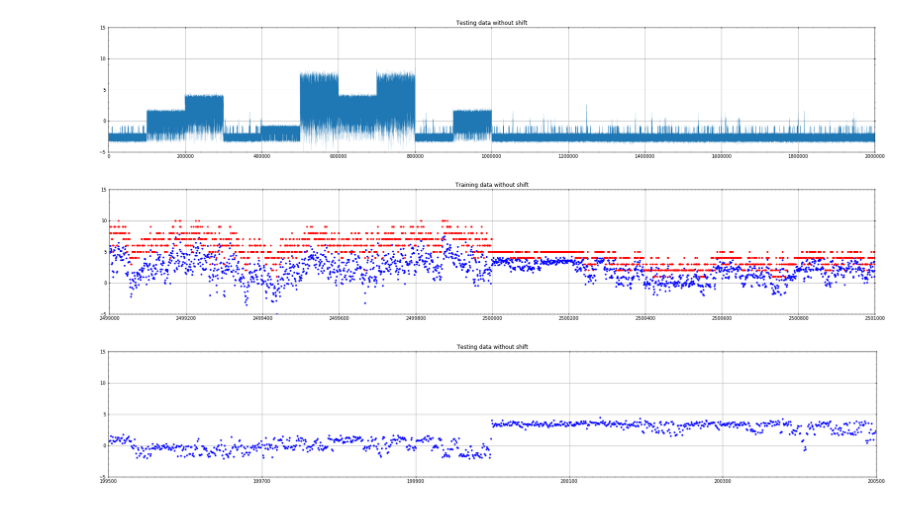
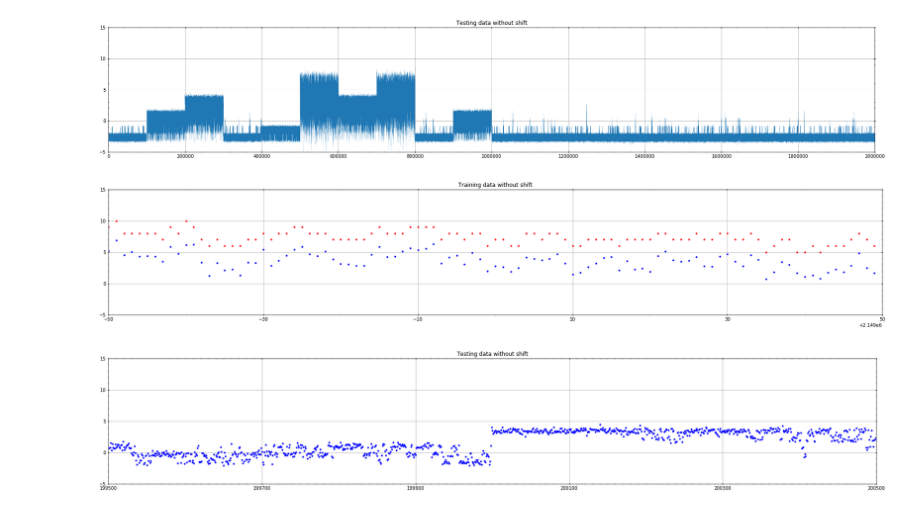
Before and after one commit to yuan1202/ion_switching, a Jupyter notebook: code/notebook_clean_data_EDA.ipynb, the cells around one changed output. Saved outputs shown, nothing was run; the diff lists cells and outputs as text; code cells hidden in the pictures.

```diff
--- a/code/notebook_clean_data_EDA.ipynb
+++ b/code/notebook_clean_data_EDA.ipynb
@@ -70,14 +70,14 @@ axes_final_test_signal.set_title("Testing data without shift");
 # %%
 _, axes_final_signal = create_axes_grid(1, 1, 30, 5)
 # a, b = 1499990, 1500010
 increment = 0
-a, b = 2499000+increment, 2501000+increment
-set_axes(axes_final_signal, x_val=[a, b, 200, 10], y_val=[-5, 15, 5, 1])
+a, b = 2148950+increment, 2149050+increment
+set_axes(axes_final_signal, x_val=[a, b, 20, 10], y_val=[-5, 15, 5, 1])
 axes_final_signal.plot(pdf_trn['signal'].iloc[a:b], 'b.');
 axes_final_signal.plot(pdf_trn['open_channels'].iloc[a:b], 'r.')
 axes_final_signal.set_title("Training data without shift");
 # %% [output]
-[figure, old version]
+[figure, new version]
 # %%
 _, axes_final_test_signal = create_axes_grid(1, 1, 30, 5)
 a, b = 199500, 200500
```
Also changed, not shown: 24 other files.
